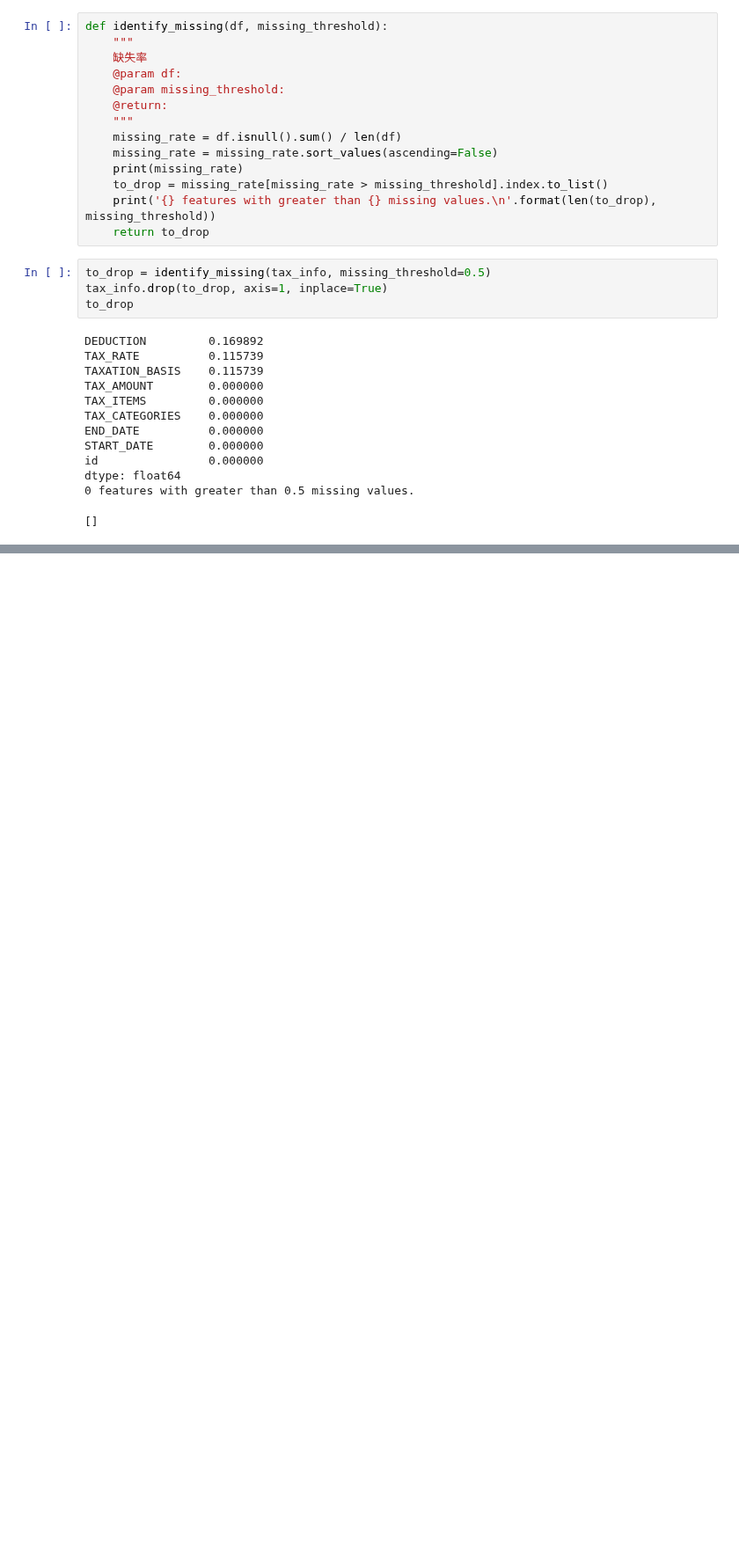
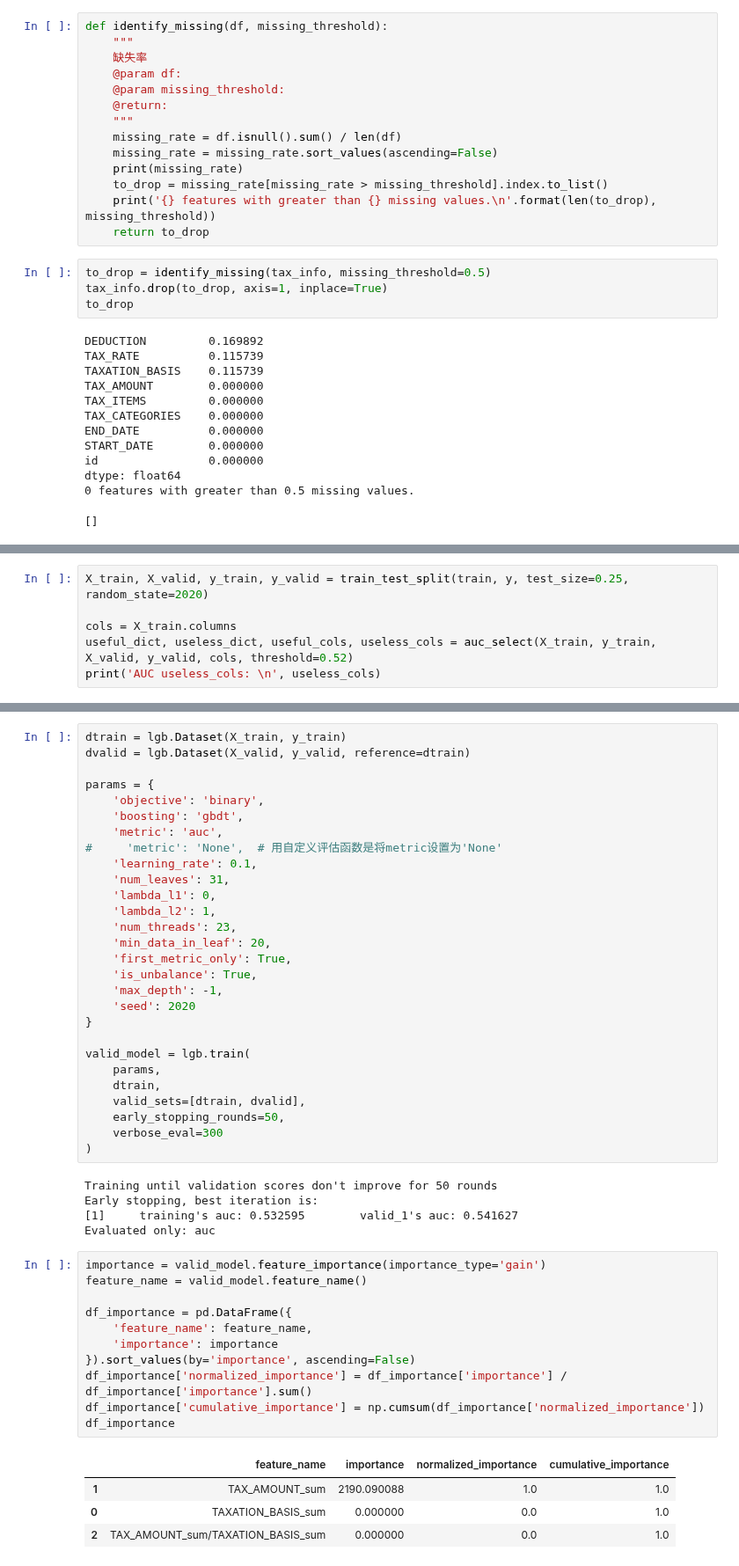
Before and after one commit to michaelzhouy/Competition, a Jupyter notebook: 04-DataFountain/00-CCF/02-企业非法集资风险预测/train/EDA/数据集3：tax_info.csv.ipynb, the cells around one changed output, grey strips where cells are left out. Shown at 88% size. Drawn from its saved outputs; the diff is of its cells as text; blank space fills up the shorter version.

```diff
--- a/04-DataFountain/00-CCF/02-企业非法集资风险预测/train/EDA/数据集3：tax_info.csv.ipynb
+++ b/04-DataFountain/00-CCF/02-企业非法集资风险预测/train/EDA/数据集3：tax_info.csv.ipynb
@@ -63,0 +150,6 @@ dtype: float64
+# %%
+X_train, X_valid, y_train, y_valid = train_test_split(train, y, test_size=0.25, random_state=2020)
+
+cols = X_train.columns
+useful_dict, useless_dict, useful_cols, useless_cols = auc_select(X_train, y_train, X_valid, y_valid, cols, threshold=0.52)
+print('AUC useless_cols: \n', useless_cols)
@@ -63,0 +174,49 @@ dtype: float64
+# %%
+dtrain = lgb.Dataset(X_train, y_train)
+dvalid = lgb.Dataset(X_valid, y_valid, reference=dtrain)
+
+params = {
+    'objective': 'binary',
+    'boosting': 'gbdt',
+    'metric': 'auc',
+#     'metric': 'None',  # 用自定义评估函数是将metric设置为'None'
+    'learning_rate': 0.1,
+    'num_leaves': 31,
+    'lambda_l1': 0,
+    'lambda_l2': 1,
+    'num_threads': 23,
+    'min_data_in_leaf': 20,
+    'first_metric_only': True,
+    'is_unbalance': True,
+    'max_depth': -1,
+    'seed': 2020
+}
+
+valid_model = lgb.train(
+    params,
+    dtrain,
+    valid_sets=[dtrain, dvalid],
+    early_stopping_rounds=50,
+    verbose_eval=300
+)
+# %% [output]
+Training until validation scores don't improve for 50 rounds
+Early stopping, best iteration is:
+[1]     training's auc: 0.532595        valid_1's auc: 0.541627
+Evaluated only: auc
+# %%
+importance = valid_model.feature_importance(importance_type='gain')
+feature_name = valid_model.feature_name()
+
+df_importance = pd.DataFrame({
+    'feature_name': feature_name,
+    'importance': importance
+}).sort_values(by='importance', ascending=False)
+df_importance['normalized_importance'] = df_importance['importance'] / df_importance['importance'].sum()
+df_importance['cumulative_importance'] = np.cumsum(df_importance['normalized_importance'])
+df_importance
+# %% [output]
+|  | feature_name | importance | normalized_importance | cumulative_importance |
+| 1 | TAX_AMOUNT_sum | 2190.090088 | 1.0 | 1.0 |
+| 0 | TAXATION_BASIS_sum | 0.000000 | 0.0 | 1.0 |
+| 2 | TAX_AMOUNT_sum/TAXATION_BASIS_sum | 0.000000 | 0.0 | 1.0 |
```
Also changed, not shown: parts of 15 cells of this notebook.
